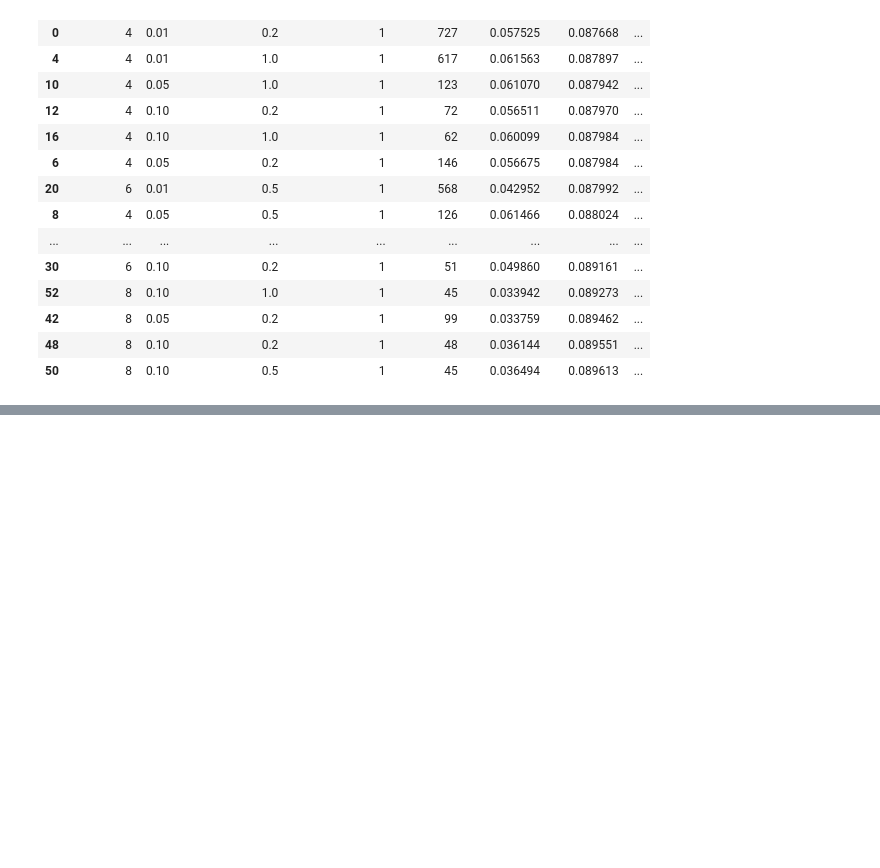
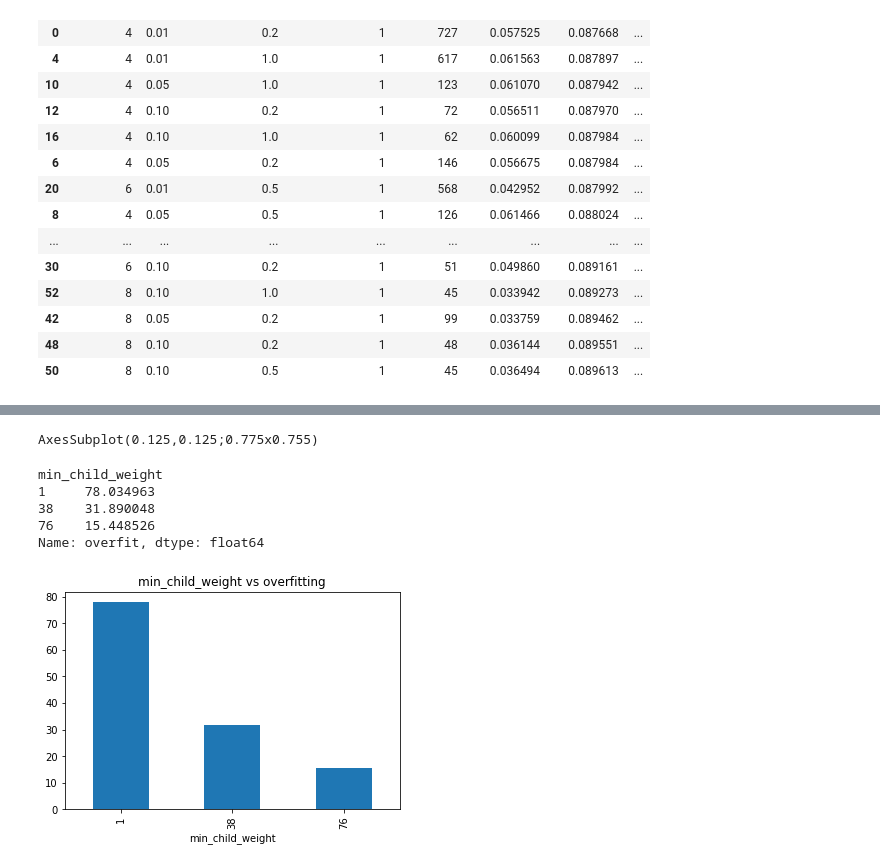
Before and after one commit to Seeker875/MoADrugDiscovery, a Jupyter notebook: dev/xgBoostParamTune.ipynb, the cells around one changed output, grey strips where cells are left out. Drawn from its saved outputs; the diff is of its cells as text; code cells hidden in the pictures; blank space fills up the shorter version.

```diff
--- a/dev/xgBoostParamTune.ipynb
+++ b/dev/xgBoostParamTune.ipynb
@@ -197,0 +429,9 @@ paramResults.sort_values(['test-logloss'])
+# %%
+def overFitRelations(paramName,paramResults):
+    '''
+    Arg - paramName
+    returns a plot and a df showing over fit relation
+    '''
+    df = paramResults.groupby([paramName])['overfit'].mean()
+    print(df.plot.bar(title=f'{paramName} vs overfitting'))
+    return df
@@ -197,0 +452,10 @@ paramResults.sort_values(['test-logloss'])
+# %%
+overFitRelations('min_child_weight',paramResults=paramResults2)
+# %% [output]
+AxesSubplot(0.125,0.125;0.775x0.755)
+min_child_weight
+1     78.034963
+38    31.890048
+76    15.448526
+Name: overfit, dtype: float64
+[figure, added]
```
Also changed, not shown: parts of 55 cells of this notebook.
